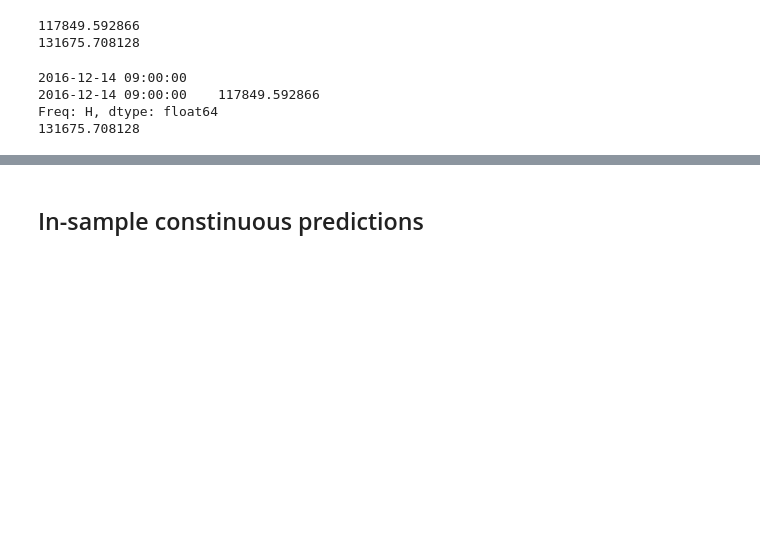
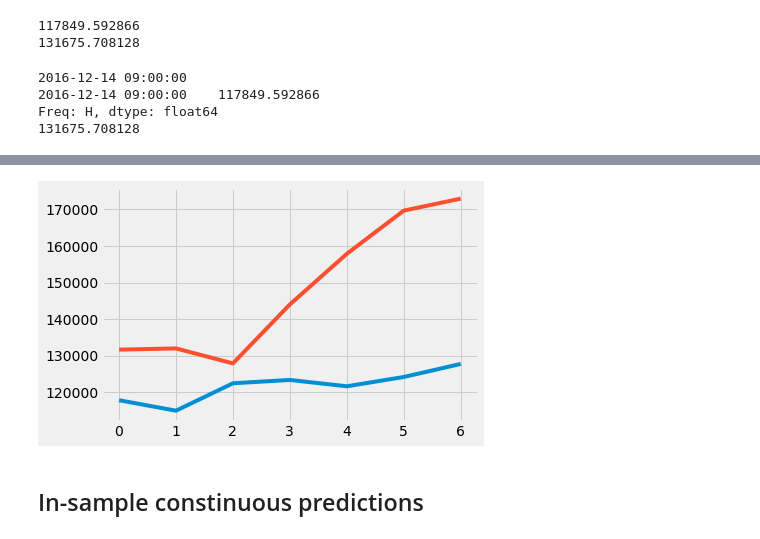
Before and after one commit to Rosina9700/dsi-capstone, a Jupyter notebook: development/prelim_sarima.ipynb, the cells around one changed output, grey strips where cells are left out. Drawn from its saved outputs; the diff is of its cells as text; code cells hidden in the pictures; blank space fills up the shorter version.

```diff
--- a/development/prelim_sarima.ipynb
+++ b/development/prelim_sarima.ipynb
@@ -166,6 +192,9 @@ Freq: H, dtype: float64
 # multi-step out-of-sample forecast
 forecast = results.forecast(steps=7)
 # print y_test.index[:7]
-print forecast.values
-print y_test[0]
+print forecast
+print y_test[:7]
+plt.plot(forecast.values)
+plt.plot(y_test[:7].values)
+plt.show()
 # %% [output]
@@ -175,3 +218,4 @@ print y_test[0]
+[figure, added]
 # %% [markdown]
 ## In-sample constinuous predictions
 # %%
```
Also changed, not shown: parts of 6 cells of this notebook, 15 other files.
